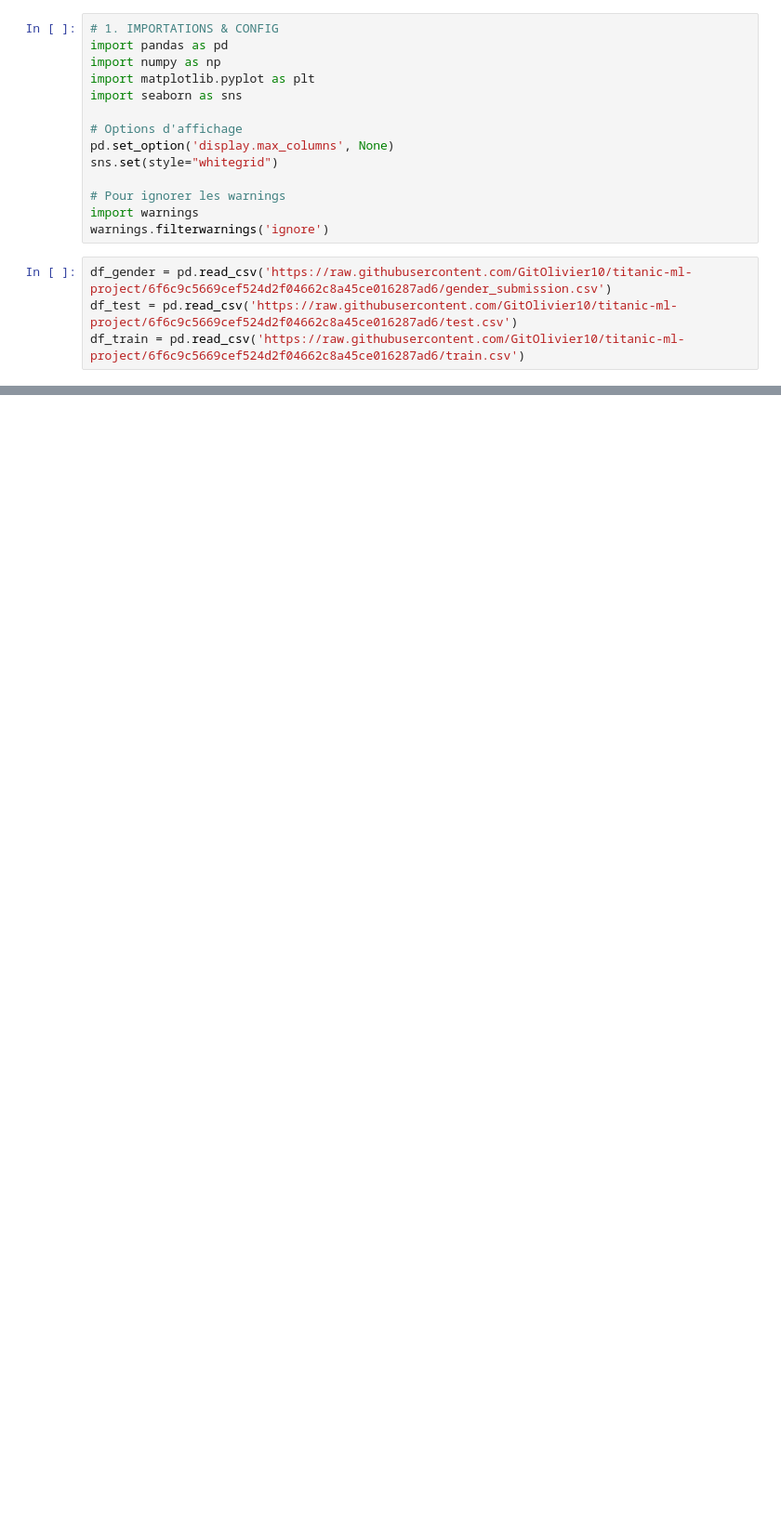
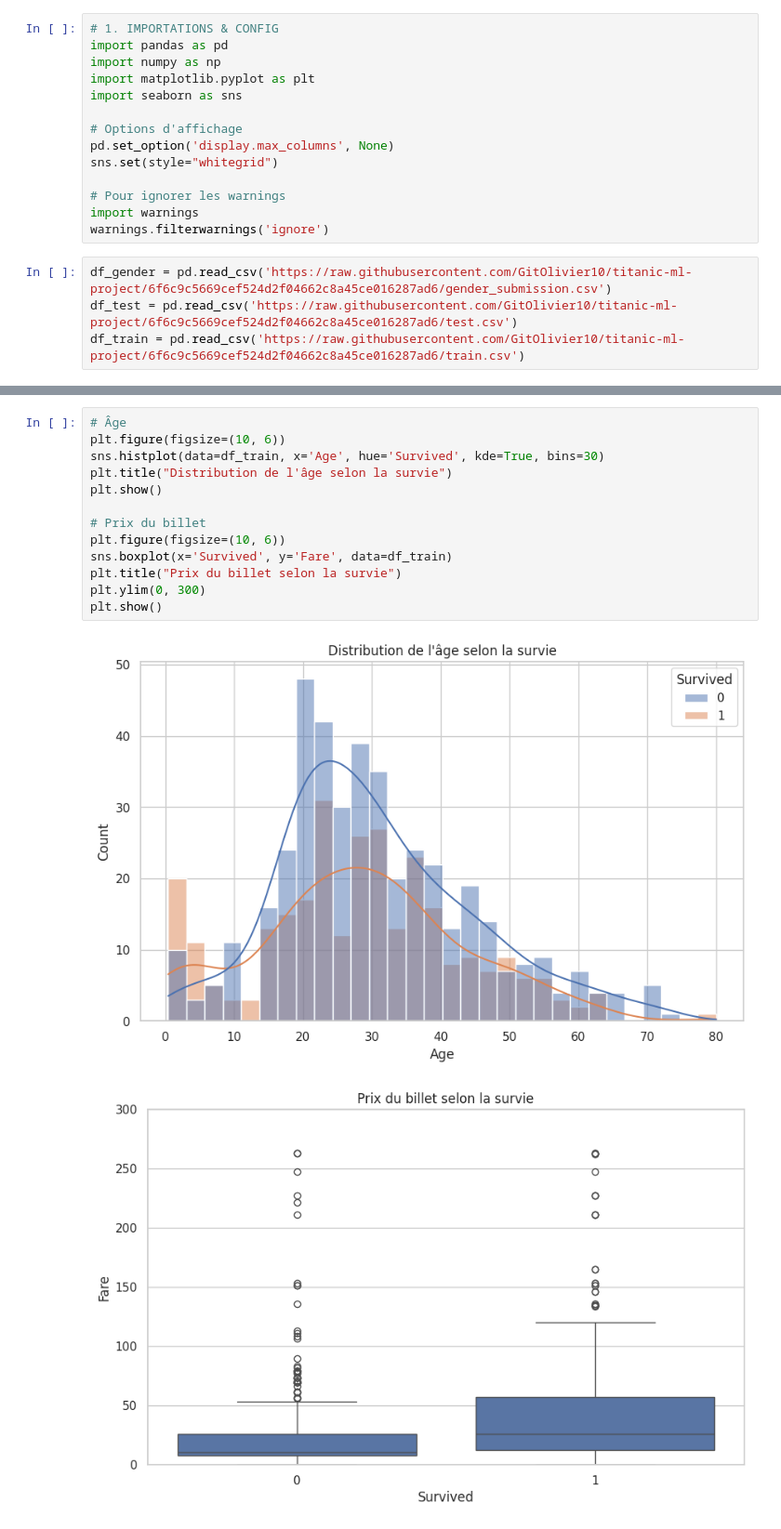
Before and after one commit to GitOlivier10/titanic-ml-project, a Jupyter notebook: titanic_olivier.ipynb, the cells around one changed output, grey strips where cells are left out. Shown: that part at 93% size. Saved outputs shown, nothing was run; the diff lists cells and outputs as text; blank space fills up the shorter version.

```diff
--- a/titanic_olivier.ipynb
+++ b/titanic_olivier.ipynb
@@ -42,0 +161,16 @@ print(df_train.head())
+# %%
+# Âge
+plt.figure(figsize=(10, 6))
+sns.histplot(data=df_train, x='Age', hue='Survived', kde=True, bins=30)
+plt.title("Distribution de l'âge selon la survie")
+plt.show()
+
+# Prix du billet
+plt.figure(figsize=(10, 6))
+sns.boxplot(x='Survived', y='Fare', data=df_train)
+plt.title("Prix du billet selon la survie")
+plt.ylim(0, 300)
+plt.show()
+# %% [output]
+[figure, added]
+[figure, added]
```
Also changed, not shown: parts of 16 cells of this notebook.
